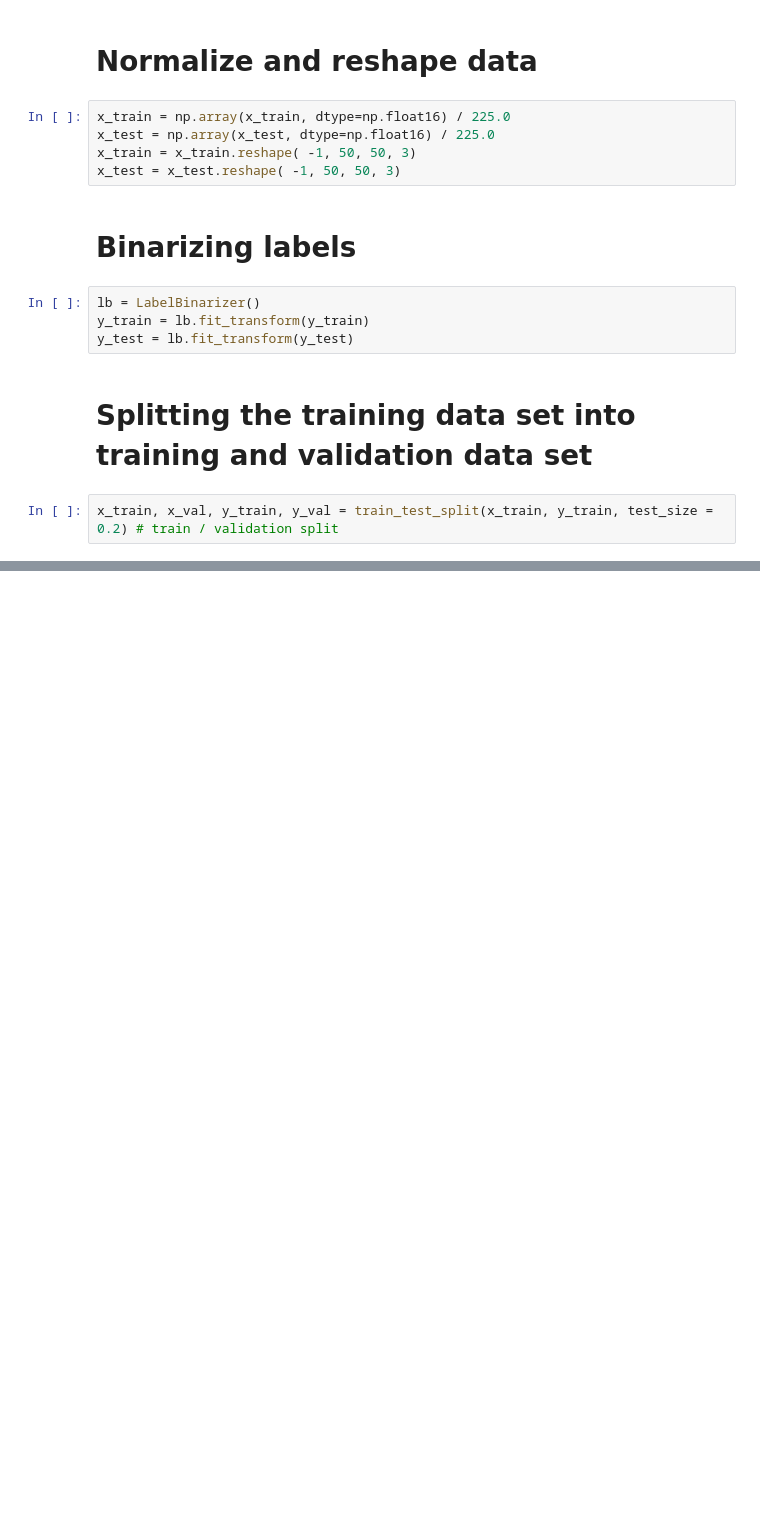
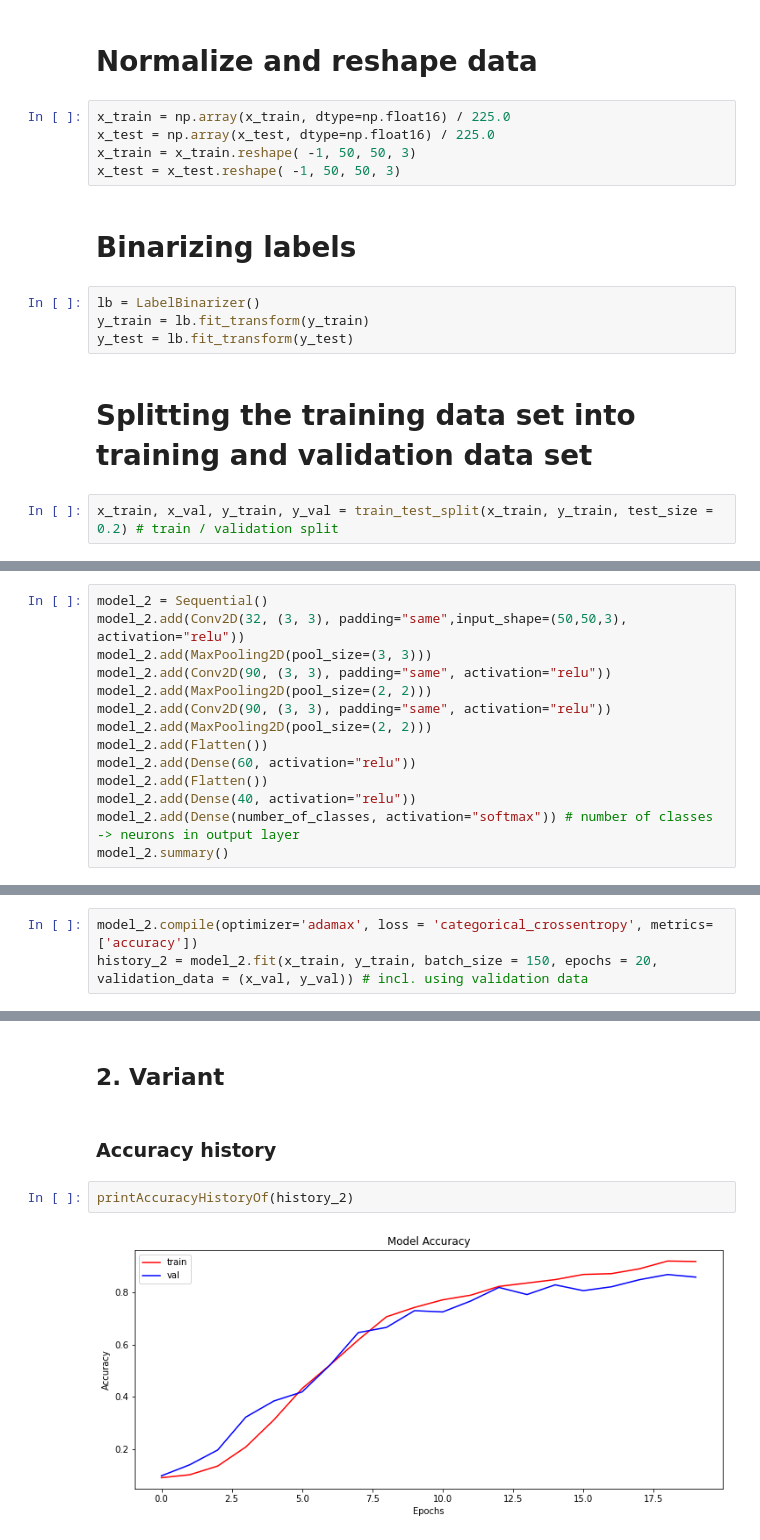
Before and after one commit to michael-neuhold/american-hand-sign-classification, a Jupyter notebook: asl-classification.ipynb, the cells around one changed output, grey strips where cells are left out. Drawn from its saved outputs; the diff is of its cells as text; blank space fills up the shorter version.

```diff
--- a/asl-classification.ipynb
+++ b/asl-classification.ipynb
@@ -256,0 +232,14 @@ Test Accuracy: 97.27402925491333
+# %%
+model_2 = Sequential()
+model_2.add(Conv2D(32, (3, 3), padding="same",input_shape=(50,50,3), activation="relu"))
+model_2.add(MaxPooling2D(pool_size=(3, 3)))
+model_2.add(Conv2D(90, (3, 3), padding="same", activation="relu"))
+model_2.add(MaxPooling2D(pool_size=(2, 2)))
+model_2.add(Conv2D(90, (3, 3), padding="same", activation="relu"))
+model_2.add(MaxPooling2D(pool_size=(2, 2)))
+model_2.add(Flatten())
+model_2.add(Dense(60, activation="relu"))
+model_2.add(Flatten())
+model_2.add(Dense(40, activation="relu"))
+model_2.add(Dense(number_of_classes, activation="softmax")) # number of classes -> neurons in output layer
+model_2.summary()
@@ -256,0 +266,3 @@ Test Accuracy: 97.27402925491333
+# %%
+model_2.compile(optimizer='adamax', loss = 'categorical_crossentropy', metrics=['accuracy'])
+history_2 = model_2.fit(x_train, y_train, batch_size = 150, epochs = 20, validation_data = (x_val, y_val)) # incl. using validation data
@@ -256,0 +447,8 @@ Test Accuracy: 97.27402925491333
+# %% [markdown]
+## 2. Variant
+# %% [markdown]
+### Accuracy history
+# %%
+printAccuracyHistoryOf(history_2)
+# %% [output]
+[figure, added]
```
Also changed, not shown: parts of 67 cells of this notebook, 1 other file.
